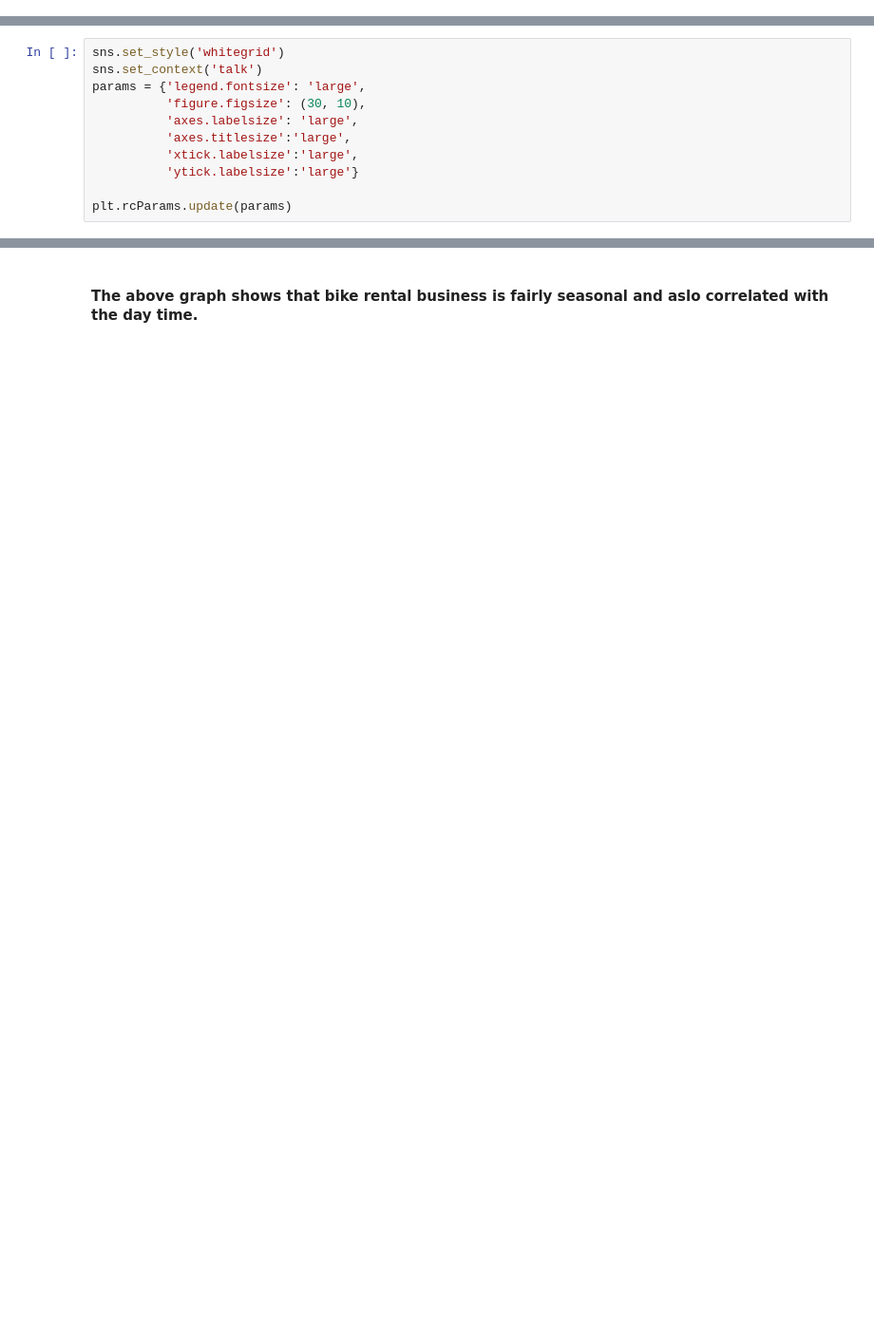
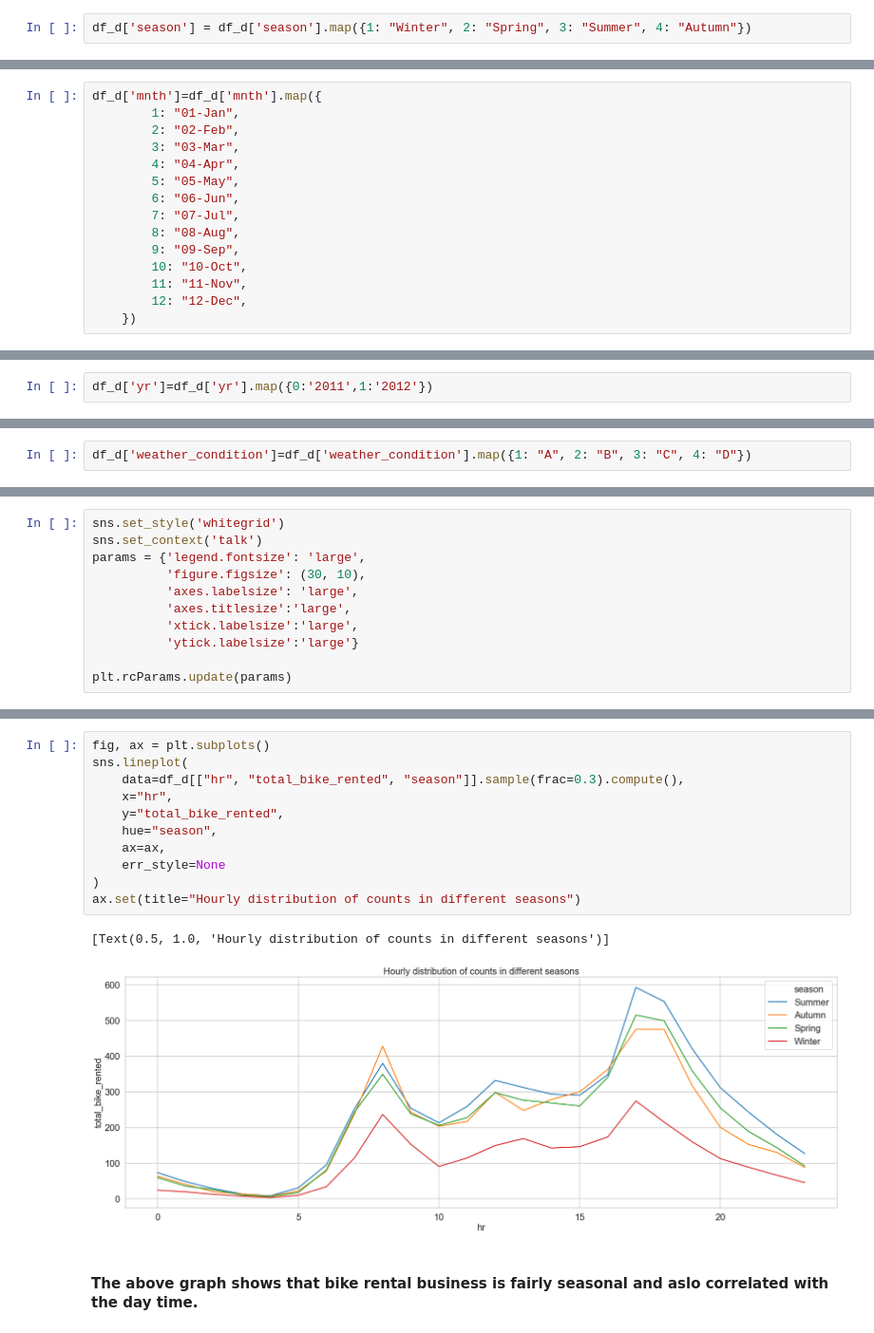
Before and after one commit to daguito81/ml-bikesharing-dask, a Jupyter notebook: notebooks/Bike_sharing_2_D.ipynb, the cells around one changed output, grey strips where cells are left out. Shown at 95% size. Drawn from its saved outputs; the diff is of its cells as text; blank space fills up the shorter version.

```diff
--- a/notebooks/Bike_sharing_2_D.ipynb
+++ b/notebooks/Bike_sharing_2_D.ipynb
@@ -202 +257,3 @@ df['season']=df['season'].map({1: "Winter", 2: "Spring", 3: "Summer", 4: "Autumn
+# %%
+df_d['season'] = df_d['season'].map({1: "Winter", 2: "Spring", 3: "Summer", 4: "Autumn"})
 # %%
@@ -214,4 +271,19 @@ df['mnth']=df['mnth'].map({
         11: "11-Nov",
         12: "12-Dec",
     })
+# %%
+df_d['mnth']=df_d['mnth'].map({
+        1: "01-Jan",
+        2: "02-Feb",
+        3: "03-Mar",
+        4: "04-Apr",
+        5: "05-May",
+        6: "06-Jun",
+        7: "07-Jul",
+        8: "08-Aug",
+        9: "09-Sep",
+        10: "10-Oct",
+        11: "11-Nov",
+        12: "12-Dec",
+    })
 # %%
@@ -219 +291,3 @@ df['yr']=df['yr'].map({0:'2011',1:'2012'})
+# %%
+df_d['yr']=df_d['yr'].map({0:'2011',1:'2012'})
 # %%
@@ -221 +295,3 @@ df['weather_condition']=df['weather_condition'].map({1: "A", 2: "B", 3: "C", 4:
+# %%
+df_d['weather_condition']=df_d['weather_condition'].map({1: "A", 2: "B", 3: "C", 4: "D"})
 # %%
@@ -258,4 +361,18 @@ ax.set(title="Hourly distribution of counts in different seasons")
 [figure]
+# %%
+fig, ax = plt.subplots()
+sns.lineplot(
+    data=df_d[["hr", "total_bike_rented", "season"]].sample(frac=0.3).compute(),
+    x="hr",
+    y="total_bike_rented",
+    hue="season",
+    ax=ax,
+    err_style=None
+)
+ax.set(title="Hourly distribution of counts in different seasons")
+# %% [output]
+[Text(0.5, 1.0, 'Hourly distribution of counts in different seasons')]
+[figure, added]
 # %% [markdown]
 
 #### The above graph shows that bike rental business is fairly seasonal and aslo correlated with the day time.
```
Also changed, not shown: parts of 33 cells of this notebook.
